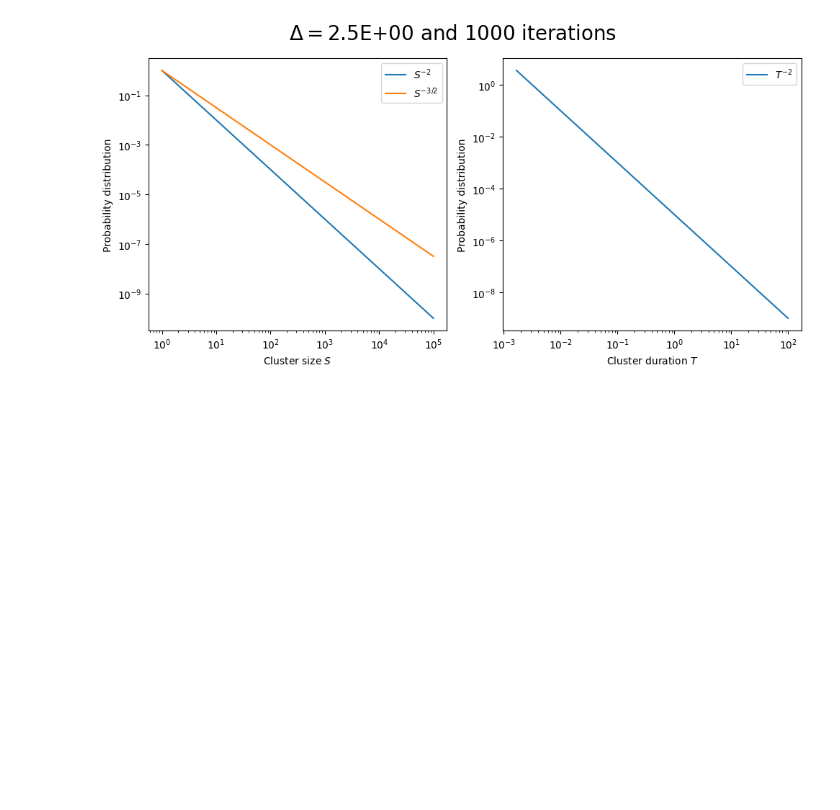
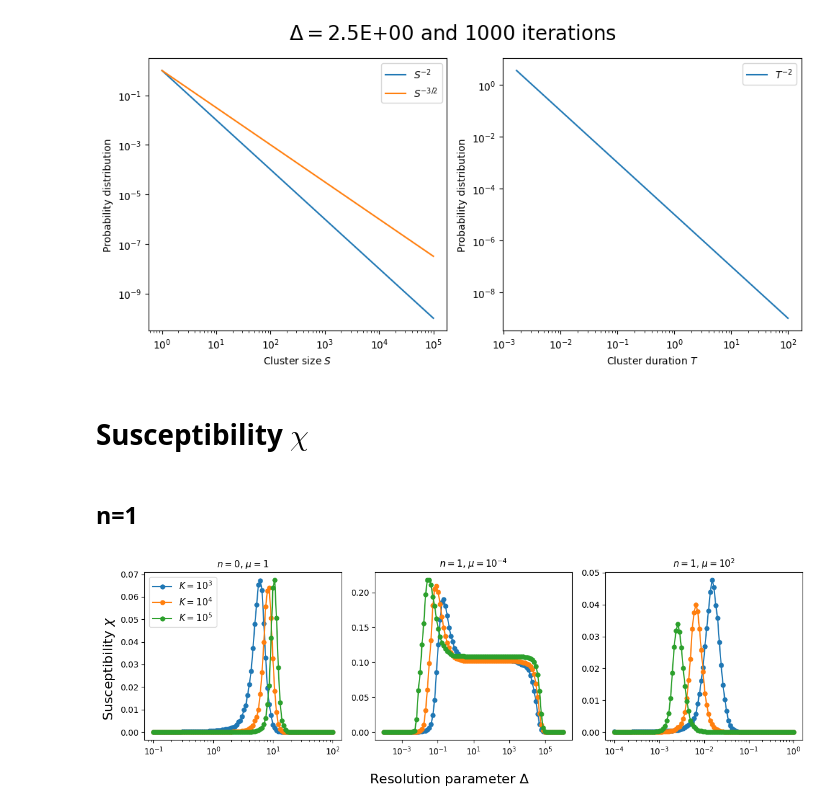
Before and after one commit to RivasAntonio/TFM, a Jupyter notebook: Códigos/Hawkes/save_data.ipynb, the cells around one changed output. Saved outputs shown, nothing was run; the diff lists cells and outputs as text; code cells hidden in the pictures; blank space fills up the shorter version.

```diff
--- a/Códigos/Hawkes/save_data.ipynb
+++ b/Códigos/Hawkes/save_data.ipynb
@@ -953,3 +953,50 @@ fig.suptitle(f'$\Delta=${delta:.1E} and ${R}$ iterations', fontsize=20)
 fig.tight_layout()
 # %% [output]
 [figure]
+# %% [markdown]
+# Susceptibility $\chi$
+# %% [markdown]
+## n=1
+# %%
+fig = plt.figure(figsize=(12, 4))
+axgrid = fig.add_gridspec(1, 3)
+
+R = 10**3
+mus = [1, 10**-4, 10**2]
+ns = [0, 1, 1]
+
+labels = ['$K=10^3$', '$K=10^4$','$K=10^5$','$K=10^6$','$K=10^7$','$K=10^8$']
+deltas = [np.logspace(-1, 2, num = 100, base = 10), np.logspace(-4, 6, num = 100, base = 10), np.logspace(-4, 0, num = 100, base = 10)]
+np.save (f'./data/deltas_R={R}_article_susceptibility_n=1', deltas)
+
+for i in range(3):
+    n = ns[i]
+    mu = mus[i]
+    ax = fig.add_subplot(axgrid[0, i])
+    for _ in range(3):
+        K = 10**(_+3)
+        delta = deltas[i]
+        percolations = np.zeros([R, len(delta)])
+
+        for j in range(R):
+            times_between_events, _, _ = generate_series_perc(K, n, mu)
+            percolations[j,:] = calculate_percolation_strength(times_between_events, delta)
+
+        numerator = np.std(percolations, axis=0)**2
+        denominator = np.mean(percolations, axis=0)
+        susceptibility = numerator/denominator
+        np.save(f'./data/percolation_susceptibility_n=1_mu={mu}_K={K},R={R}', susceptibility)
+        ax.plot(delta, susceptibility, marker='o', markersize=5)
+
+    ax.set_xscale('log')
+
+fig.supxlabel('Resolution parameter $\Delta$', fontsize=16)
+fig.axes[0].set_title('$n=0$, $\mu=1$', fontsize=11)
+fig.axes[1].set_title('$n=1$, $\mu=10^{-4}$', fontsize=11)
+fig.axes[2].set_title('$n=1$, $\mu=10^{2}$', fontsize=11)
+fig.axes[0].legend(labels, loc='upper left', ncol=1, fontsize=11)
+fig.supylabel('Susceptibility $\chi$', fontsize=16)
+
+fig.tight_layout()
+# %% [output]
+[figure, added]
```
Also changed, not shown: parts of 2 cells of this notebook, 6 other files.
